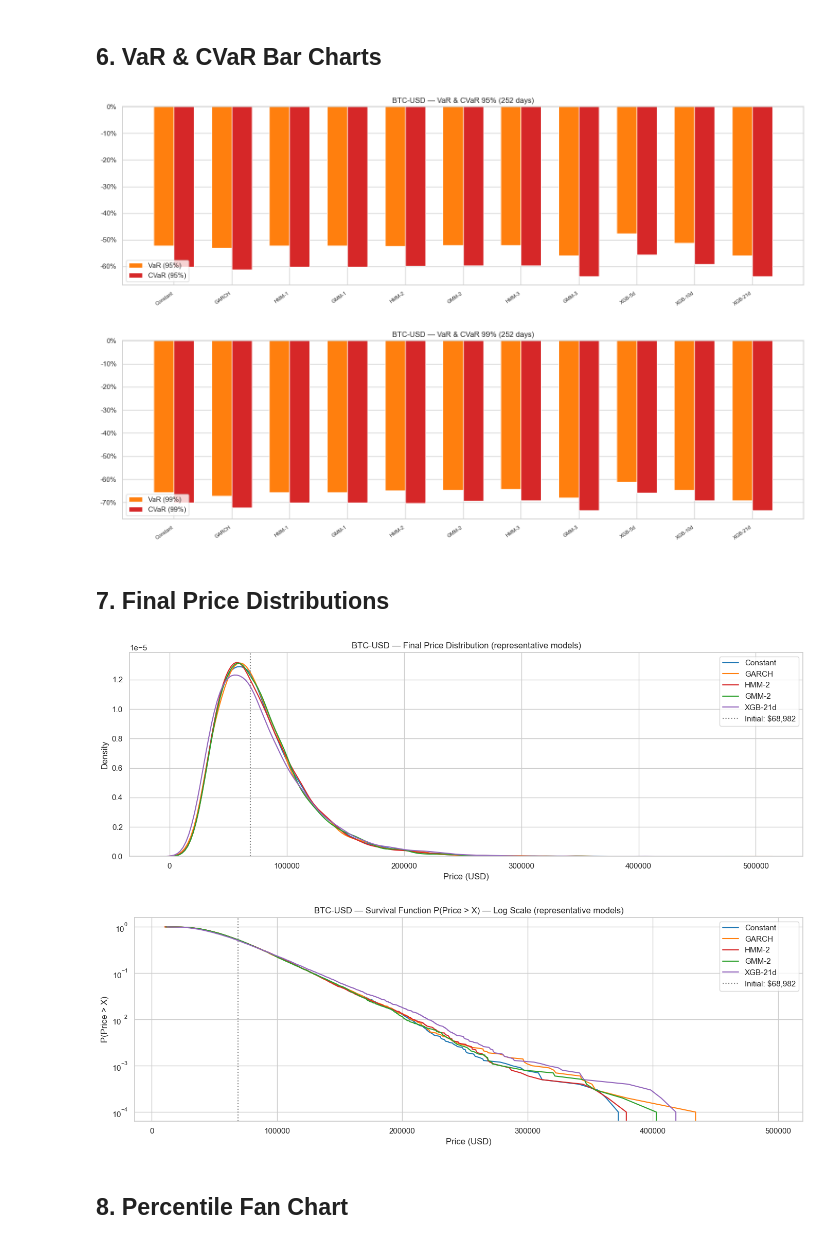
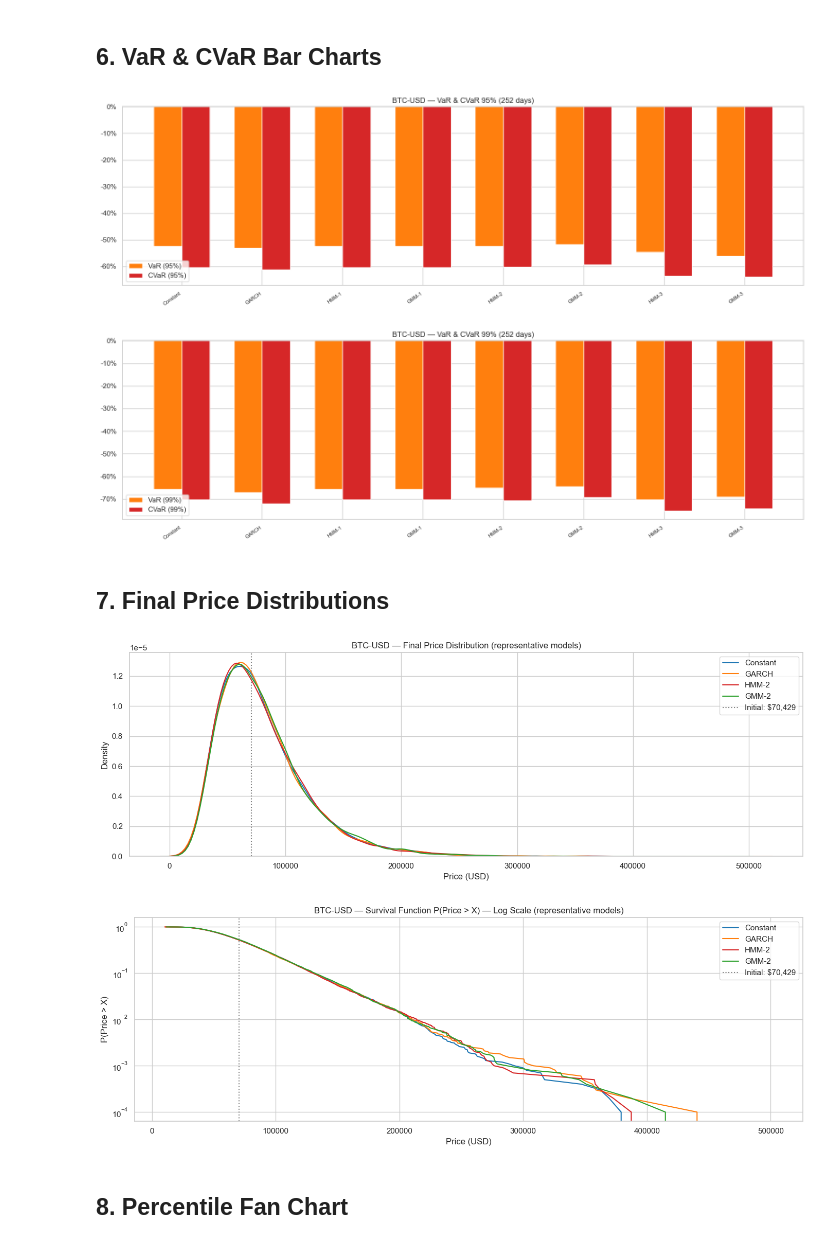
Before and after one commit to egarciademiguel-dsml/RiskLens, a Jupyter notebook: notebooks/model_deep_dive.ipynb, the cells around one changed output. Saved outputs shown, nothing was run; the diff lists cells and outputs as text; code cells hidden in the pictures.

```diff
--- a/notebooks/model_deep_dive.ipynb
+++ b/notebooks/model_deep_dive.ipynb
@@ -50,7 +52,6 @@ Simulation: 10,000 paths x 252 days, seed=42
 garch_info = fit_garch(returns)
 hmm_fits = {n: fit_hmm(returns, n_regimes=n, seed=SEED) for n in [1, 2, 3]}
 gmm_fits = {n: fit_gmm(returns, n_regimes=n, seed=SEED) for n in [1, 2, 3]}
-rvol_fits = {h: fit_rvol(returns, horizon=h, seed=SEED) for h in [5, 10, 21]}
 
 # Build config registry: name -> simulate_paths kwargs
 configs = {
@@ -60,8 +61,6 @@ configs = {
 for n in [1, 2, 3]:
     configs[f"HMM-{n}"] = {"volatility_model": "hmm", "hmm_params": hmm_fits[n]}
     configs[f"GMM-{n}"] = {"volatility_model": "gmm", "gmm_params": gmm_fits[n]}
-for h in [5, 10, 21]:
-    configs[f"XGB-{h}d"] = {"volatility_model": "rvol", "rvol_params": rvol_fits[h]}
 
-print(f"Fitted {len(configs)} configurations.")
+print(f"Fitted {len(configs)} MC configurations.")
 # %% [output]
@@ -183,26 +169,26 @@ for conf, vk, ck in [("95%", "var_95", "cvar_95"), ("99%", "var_99", "cvar_99")]
     plt.tight_layout()
     plt.show()
 # %% [output]
-[figure, old version]
+[figure, new version]
-[figure, old version]
+[figure, new version]
 # %% [markdown]
 ## 7. Final Price Distributions
 # %%
 # Select representative models for readability
-representative = ["Constant", "GARCH", "HMM-2", "GMM-2", "XGB-21d"]
-rep_colors = ["#1f77b4", "#ff7f0e", "#d62728", "#2ca02c", "#9467bd"]
+representative = ["Constant", "GARCH", "HMM-2", "GMM-2"]
+rep_colors = ["#1f77b4", "#ff7f0e", "#d62728", "#2ca02c"]
 
 fig, ax = plt.subplots(figsize=(14, 5))
 for name, c in zip(representative, rep_colors):
     sns.kdeplot(mc[name]["fp"], ax=ax, label=name, color=c, linewidth=1.5)
 ax.axvline(initial_price, color="gray", linewidth=1.5, linestyle=":", label=f"Initial: ${initial_price:,.0f}")
 ax.set_title(f"{TICKER} — Final Price Distribution (representative models)")
 ax.set_xlabel("Price (USD)")
 ax.legend()
 plt.tight_layout()
 plt.show()
 # %% [output]
-[figure, old version]
+[figure, new version]
 # %%
 # Survival function (log-scale) — tail behavior
 fig, ax = plt.subplots(figsize=(14, 5))
@@ -219,7 +205,7 @@ ax.legend()
 plt.tight_layout()
 plt.show()
 # %% [output]
-[figure, old version]
+[figure, new version]
 # %% [markdown]
 ## 8. Percentile Fan Chart
 # %%
```
Also changed, not shown: parts of 16 cells of this notebook, 21 other files.
